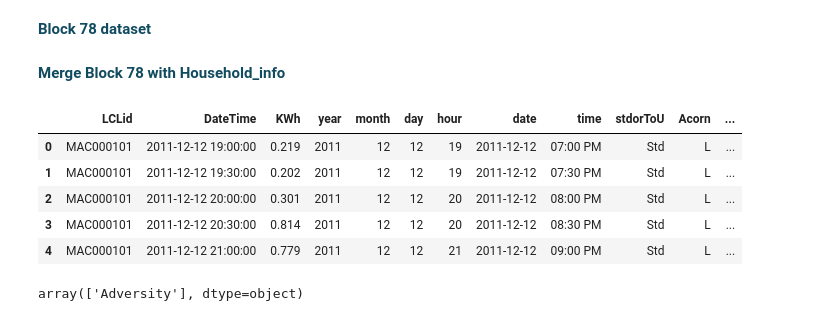
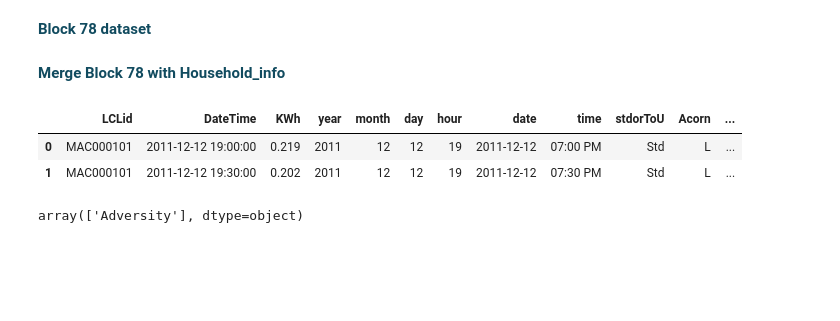
Before and after one commit to swarsabnis/Analysis_of_Smart_meter_London, a Jupyter notebook: Jupyter_notebook/Smart_meter_london_data_preparation.ipynb, the cells around one changed output. Drawn from its saved outputs; the diff is of its cells as text; code cells hidden in the pictures; blank space fills up the shorter version.

```diff
--- a/Jupyter_notebook/Smart_meter_london_data_preparation.ipynb
+++ b/Jupyter_notebook/Smart_meter_london_data_preparation.ipynb
@@ -261,22 +276,19 @@ block_78['date'] = block_78['DateTime'].dt.date
 # %%
 # Creating time column which has time in 12 hour with AM/PM format
-block_78['time'] = block_78.DateTime.dt.time.apply(lambda x: x.strftime(format))
+df_block_78['time'] = df_block_78['DateTime'].dt.time.apply(lambda x: x.strftime(format))
 # %% [markdown]
 <font color='#114B5F'><b>Merge Block 78 with Household_info </b> </font>
 # %%
-block_78_info = block_78.merge(household, on='LCLid', how='left')
+df_block_78_info = df_block_78.merge(df_household, on='LCLid', how='left')
 # %%
-block_78_info.drop(['file'], axis=1, inplace=True)
+df_block_78_info.drop(['file'], axis=1, inplace=True)
 # %%
 # Cleaning: Converting 'ACORN-*' to '*'
-block_78_info.Acorn = block_78_info.Acorn.str.replace('ACORN-', "")
+df_block_78_info['Acorn'] = df_block_78_info['Acorn'].str.replace('ACORN-', "")
-# %%
-block_78_info.head()
-# %% [output]
-|  | LCLid | DateTime | KWh | year | month | day | hour | date | time | stdorToU | Acorn | ... |
-| 0 | MAC000101 | 2011-12-12 19:00:00 | 0.219 | 2011 | 12 | 12 | 19 | 2011-12-12 | 07:00 PM | Std | L | ... |
-| 1 | MAC000101 | 2011-12-12 19:30:00 | 0.202 | 2011 | 12 | 12 | 19 | 2011-12-12 | 07:30 PM | Std | L | ... |
-| 2 | MAC000101 | 2011-12-12 20:00:00 | 0.301 | 2011 | 12 | 12 | 20 | 2011-12-12 | 08:00 PM | Std | L | ... |
-| 3 | MAC000101 | 2011-12-12 20:30:00 | 0.814 | 2011 | 12 | 12 | 20 | 2011-12-12 | 08:30 PM | Std | L | ... |
-| 4 | MAC000101 | 2011-12-12 21:00:00 | 0.779 | 2011 | 12 | 12 | 21 | 2011-12-12 | 09:00 PM | Std | L | ... |
+# %%
+df_block_78_info.head(2)
+# %% [output]
+|  | LCLid | DateTime | KWh | year | month | day | hour | date | time | stdorToU | Acorn | ... |
+| 0 | MAC000101 | 2011-12-12 19:00:00 | 0.219 | 2011 | 12 | 12 | 19 | 2011-12-12 | 07:00 PM | Std | L | ... |
+| 1 | MAC000101 | 2011-12-12 19:30:00 | 0.202 | 2011 | 12 | 12 | 19 | 2011-12-12 | 07:30 PM | Std | L | ... |
 # %%
```
Also changed, not shown: parts of 149 cells of this notebook.
